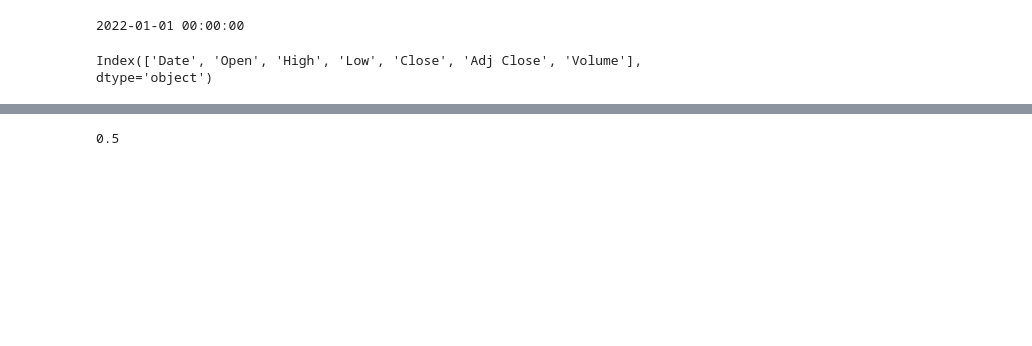
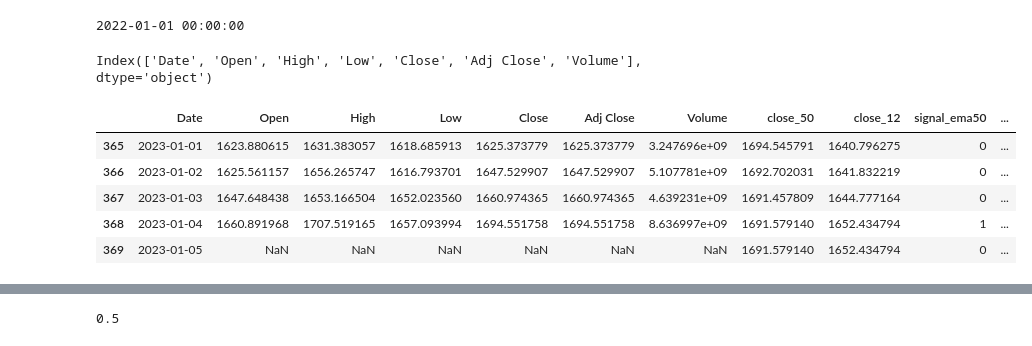
Before and after one commit to hadi-android/autotrading, a Jupyter notebook: stock_predict_ml.ipynb, the cells around one changed output, grey strips where cells are left out. Drawn from its saved outputs; the diff is of its cells as text; code cells hidden in the pictures; blank space fills up the shorter version.

```diff
--- a/stock_predict_ml.ipynb
+++ b/stock_predict_ml.ipynb
@@ -41,6 +41,19 @@ Index(['Date', 'Open', 'High', 'Low', 'Close', 'Adj Close', 'Volume'], dtype='ob
 # %%
 df['close_50'] = df.Close.ewm(span=50,adjust=False).mean()
 df['close_12'] = df.Close.ewm(span=12,adjust=False).mean()
+# %%
+df['signal_ema50'] = df.Close>df.close_50
+df['signal_ema50'] = df['signal_ema50'].astype(int)
+df['signal_ema12'] = df.Close>df.close_12
+df['signal_ema12'] = df['signal_ema12'].astype(int)
+df.tail()
+# %% [output]
+|  | Date | Open | High | Low | Close | Adj Close | Volume | close_50 | close_12 | signal_ema50 | ... |
+| 365 | 2023-01-01 | 1623.880615 | 1631.383057 | 1618.685913 | 1625.373779 | 1625.373779 | 3.247696e+09 | 1694.545791 | 1640.796275 | 0 | ... |
+| 366 | 2023-01-02 | 1625.561157 | 1656.265747 | 1616.793701 | 1647.529907 | 1647.529907 | 5.107781e+09 | 1692.702031 | 1641.832219 | 0 | ... |
+| 367 | 2023-01-03 | 1647.648438 | 1653.166504 | 1652.023560 | 1660.974365 | 1660.974365 | 4.639231e+09 | 1691.457809 | 1644.777164 | 0 | ... |
+| 368 | 2023-01-04 | 1660.891968 | 1707.519165 | 1657.093994 | 1694.551758 | 1694.551758 | 8.636997e+09 | 1691.579140 | 1652.434794 | 1 | ... |
+| 369 | 2023-01-05 | NaN | NaN | NaN | NaN | NaN | NaN | 1691.579140 | 1652.434794 | 0 | ... |
 # %%
 samp = df[df.Date>=pd.to_datetime('2022-9-1')]
 # %%
```
Also changed, not shown: parts of 32 cells of this notebook.
